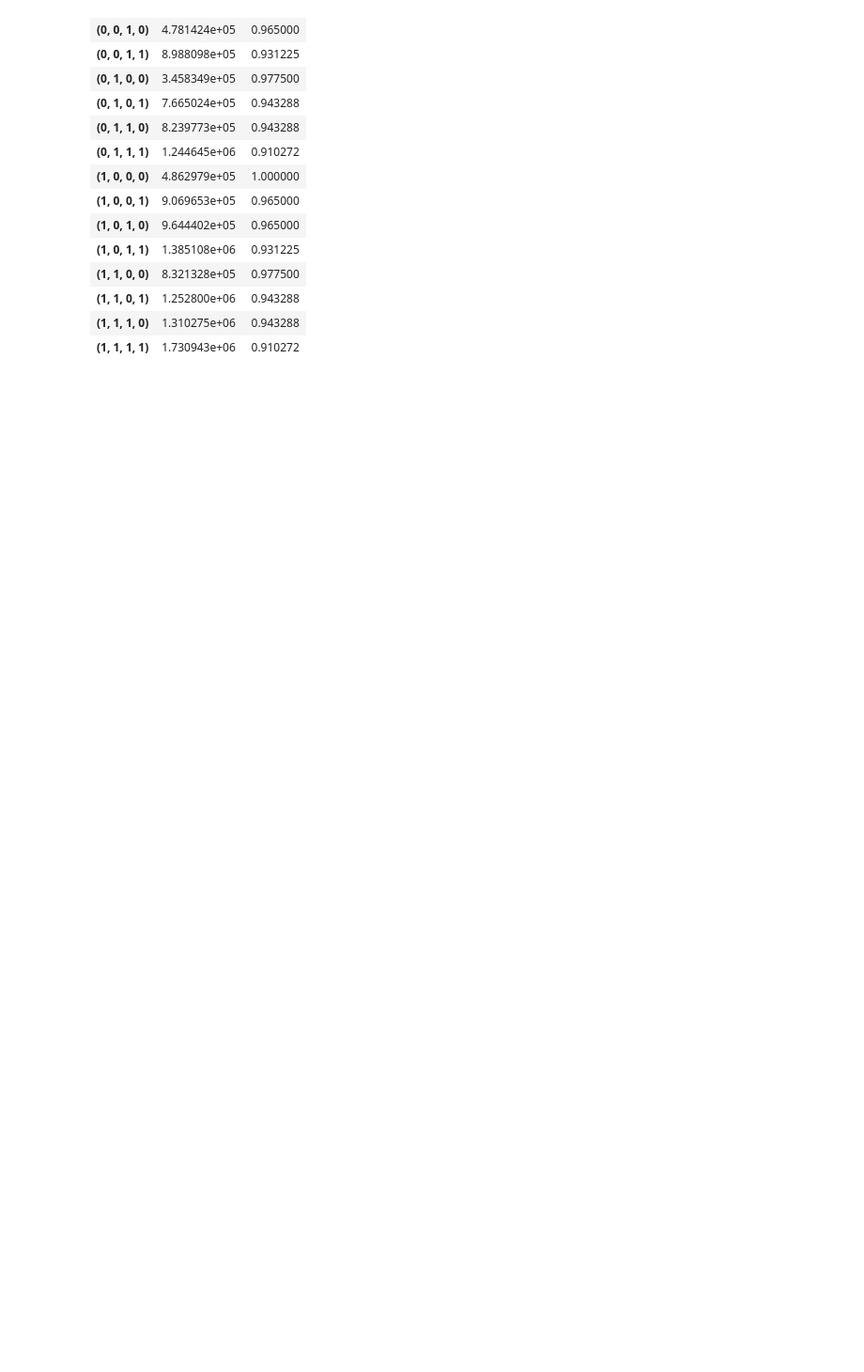
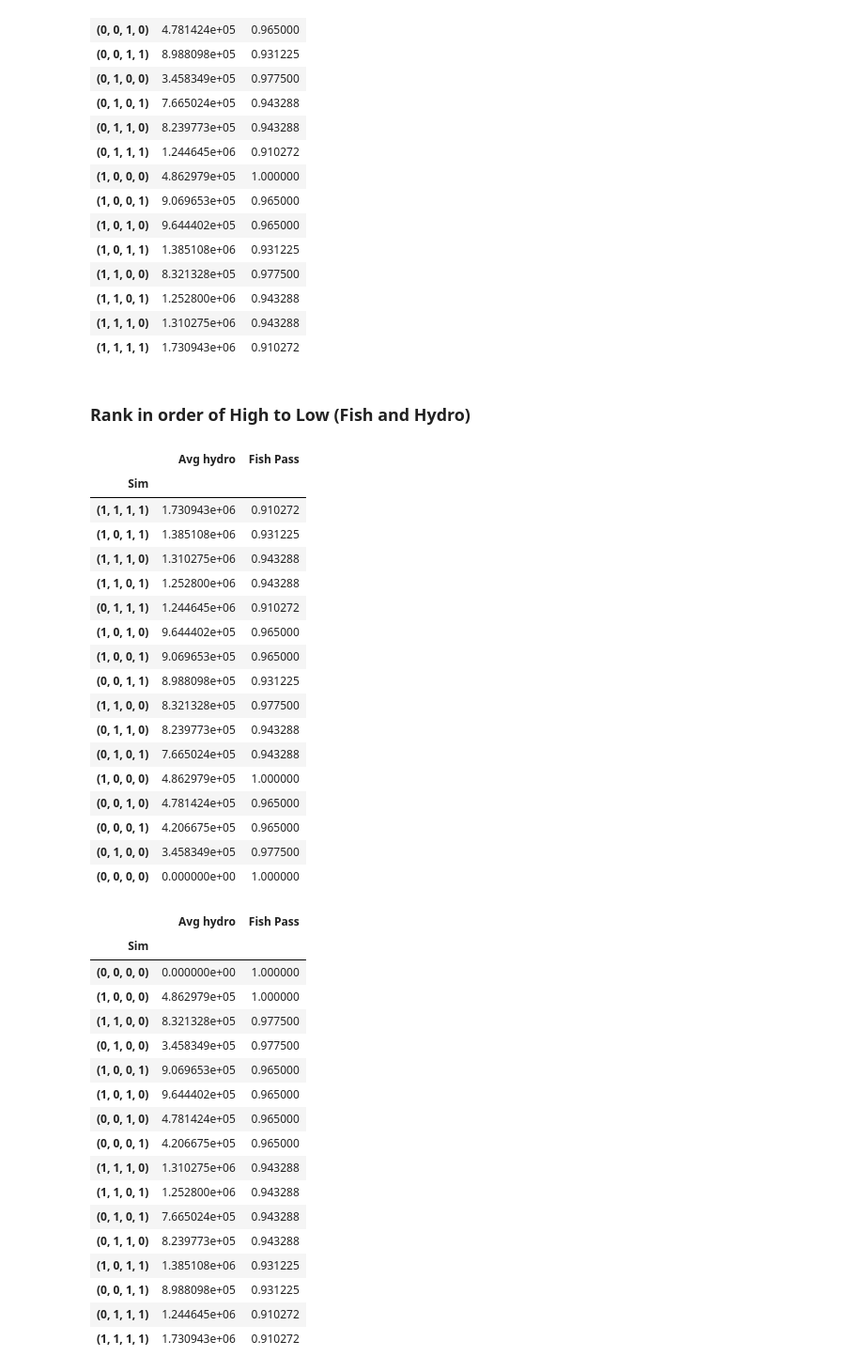
Before and after one commit to clairewang23/columbia_river_model, a Jupyter notebook: Snake River Model.ipynb, the cells around one changed output. Shown at 94% size. Saved outputs shown, nothing was run; the diff lists cells and outputs as text; code cells hidden in the pictures; blank space fills up the shorter version.

Commit message:
ranking results

```diff
--- a/Snake River Model.ipynb
+++ b/Snake River Model.ipynb
@@ -170,3 +172,45 @@ display(results)
 | (1, 1, 0, 1) | 1.252800e+06 | 0.943288 |
 | (1, 1, 1, 0) | 1.310275e+06 | 0.943288 |
 | (1, 1, 1, 1) | 1.730943e+06 | 0.910272 |
+# %% [markdown]
+### Rank in order of High to Low (Fish and Hydro)
+# %%
+display(results.sort_values(by = 'Avg hydro', ascending=False))
+display(results.sort_values(by = 'Fish Pass',ascending=False))
+# %% [output]
+|  | Avg hydro | Fish Pass |
+| Sim |  |  |
+| (1, 1, 1, 1) | 1.730943e+06 | 0.910272 |
+| (1, 0, 1, 1) | 1.385108e+06 | 0.931225 |
+| (1, 1, 1, 0) | 1.310275e+06 | 0.943288 |
+| (1, 1, 0, 1) | 1.252800e+06 | 0.943288 |
+| (0, 1, 1, 1) | 1.244645e+06 | 0.910272 |
+| (1, 0, 1, 0) | 9.644402e+05 | 0.965000 |
+| (1, 0, 0, 1) | 9.069653e+05 | 0.965000 |
+| (0, 0, 1, 1) | 8.988098e+05 | 0.931225 |
+| (1, 1, 0, 0) | 8.321328e+05 | 0.977500 |
+| (0, 1, 1, 0) | 8.239773e+05 | 0.943288 |
+| (0, 1, 0, 1) | 7.665024e+05 | 0.943288 |
+| (1, 0, 0, 0) | 4.862979e+05 | 1.000000 |
+| (0, 0, 1, 0) | 4.781424e+05 | 0.965000 |
+| (0, 0, 0, 1) | 4.206675e+05 | 0.965000 |
+| (0, 1, 0, 0) | 3.458349e+05 | 0.977500 |
+| (0, 0, 0, 0) | 0.000000e+00 | 1.000000 |
+|  | Avg hydro | Fish Pass |
+| Sim |  |  |
+| (0, 0, 0, 0) | 0.000000e+00 | 1.000000 |
+| (1, 0, 0, 0) | 4.862979e+05 | 1.000000 |
+| (1, 1, 0, 0) | 8.321328e+05 | 0.977500 |
+| (0, 1, 0, 0) | 3.458349e+05 | 0.977500 |
+| (1, 0, 0, 1) | 9.069653e+05 | 0.965000 |
+| (1, 0, 1, 0) | 9.644402e+05 | 0.965000 |
+| (0, 0, 1, 0) | 4.781424e+05 | 0.965000 |
+| (0, 0, 0, 1) | 4.206675e+05 | 0.965000 |
+| (1, 1, 1, 0) | 1.310275e+06 | 0.943288 |
+| (1, 1, 0, 1) | 1.252800e+06 | 0.943288 |
+| (0, 1, 0, 1) | 7.665024e+05 | 0.943288 |
+| (0, 1, 1, 0) | 8.239773e+05 | 0.943288 |
+| (1, 0, 1, 1) | 1.385108e+06 | 0.931225 |
+| (0, 0, 1, 1) | 8.988098e+05 | 0.931225 |
+| (0, 1, 1, 1) | 1.244645e+06 | 0.910272 |
+| (1, 1, 1, 1) | 1.730943e+06 | 0.910272 |
```
Also changed, not shown: parts of 1 cell of this notebook.
